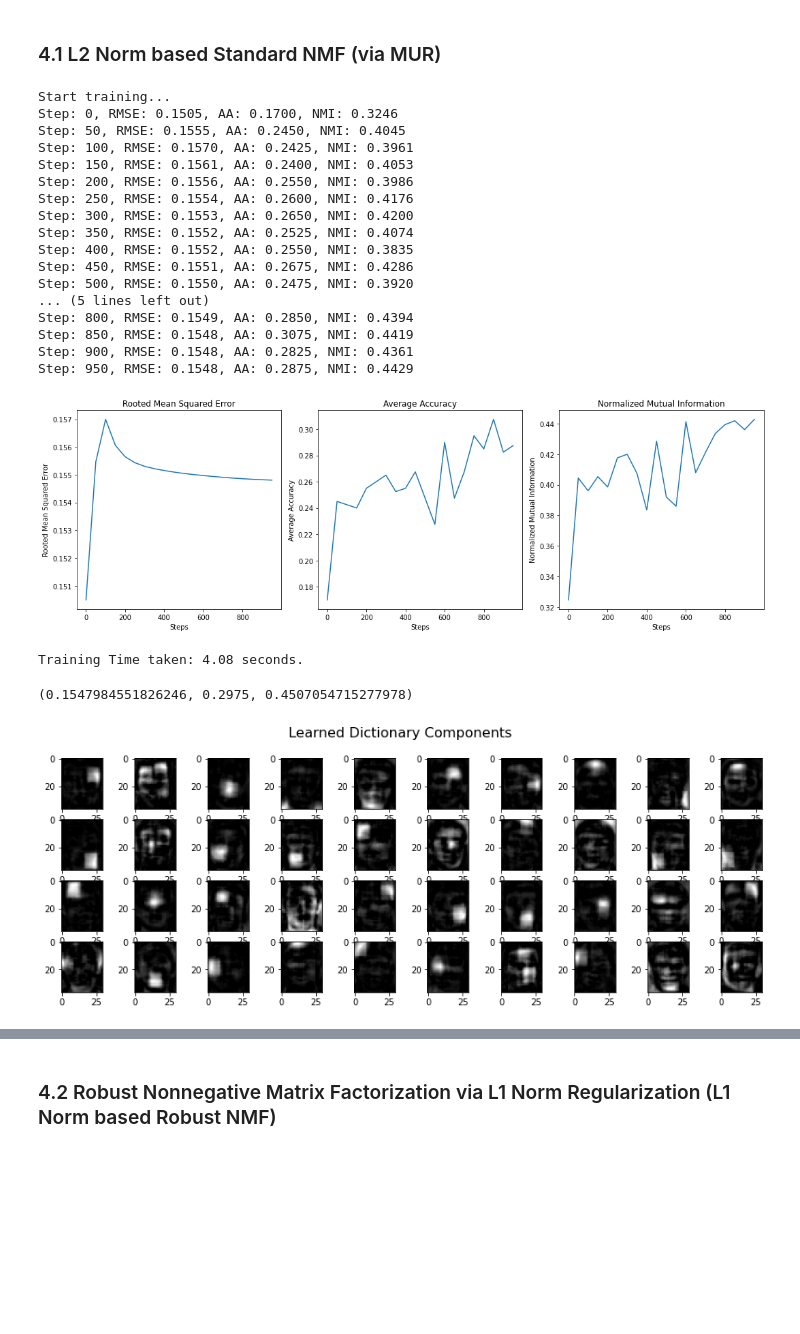
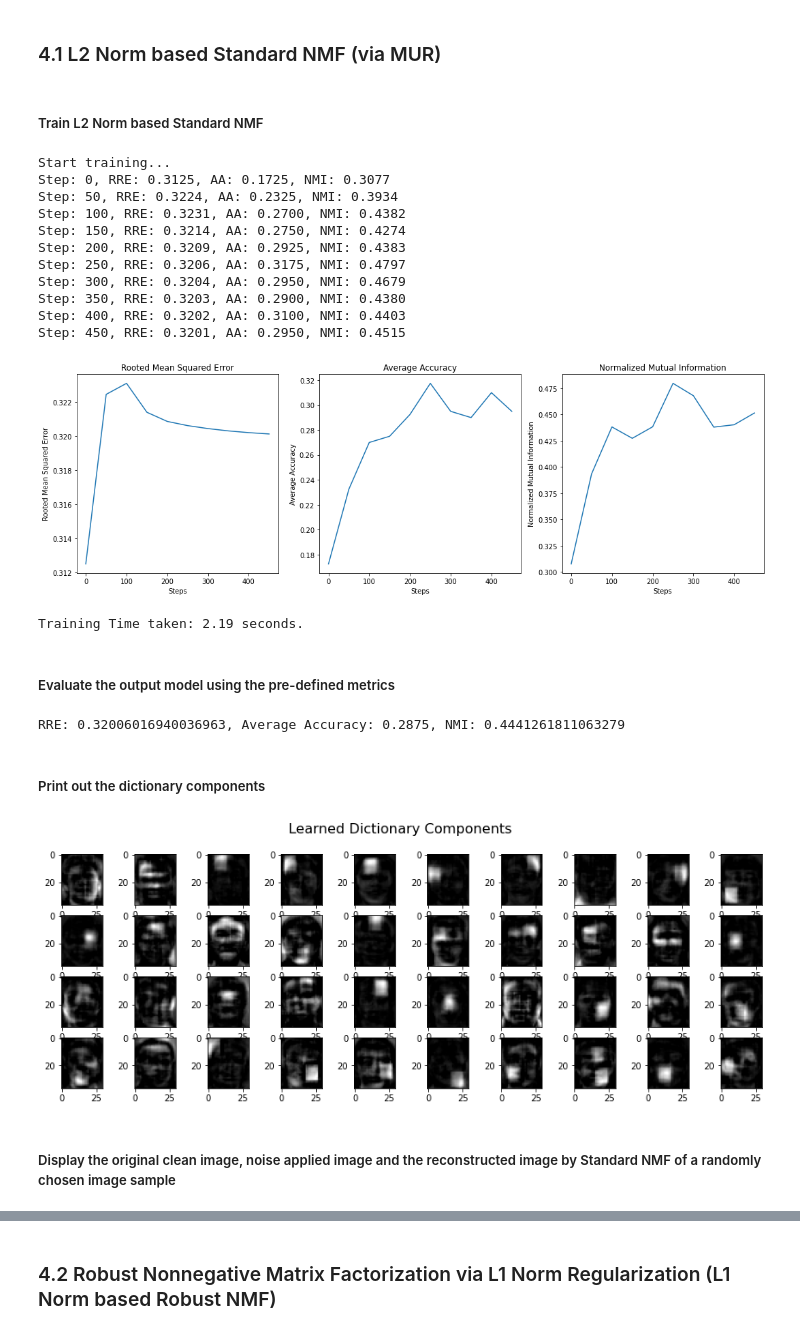
Before and after one commit to zyinghua/nmf-robustness-analysis, a Jupyter notebook: code.ipynb, the cells around one changed output, grey strips where cells are left out. Saved outputs shown, nothing was run; the diff lists cells and outputs as text; code cells hidden in the pictures; blank space fills up the shorter version.

```diff
--- a/code.ipynb
+++ b/code.ipynb
@@ -99,3 +104,6 @@ ORL dataset: X_hat.shape = (1110, 400), Y_hat.shape = (400,)
+# %%
+global_n_components = 80 if img_size[1] == 2414 else 40  # Number of dictionary components
+global_max_step = 1000 if img_size[1] == 2414 else 500 # Maximum step size (training loop)
 # %% [markdown]
 ##  2. Noise Adder Functions
 # %%
@@ -161,8 +177,8 @@ def add_block_occlusion_noise(img, img_size, width=0.3, height=0.3):
 n_id = 3
 
 if n_id == 1:
-    X_noise = add_gaussian_noise(X_hat, sd=0.05)
+    X_noise = add_gaussian_noise(X_hat, sd=0.1)
 elif n_id == 2:
-    X_noise = add_salt_pepper_noise(X_hat, noise_prob=0.5, salt_prob=0.5)
+    X_noise = add_salt_pepper_noise(X_hat, noise_prob=0.15, salt_prob=0.5)
 else:
     X_noise = add_block_occlusion_noise(X_hat, img_size, width=0.3, height=0.3)
@@ -312,8 +338,8 @@ class L2NormMURNMF:
         :return: W, H
         """
 
-        self.W = np.abs(np.random.normal(loc=0.0, scale=1, size=(V.shape[0], self.rank)))
-        self.H = np.abs(np.random.normal(loc=0.0, scale=1, size=(self.rank, V.shape[1])))
+        self.W = np.abs(np.random.normal(loc=0, scale=1, size=(V.shape[0], self.rank)))
+        self.H = np.abs(np.random.normal(loc=0, scale=1, size=(self.rank, V.shape[1])))
 
     def reconstruct_train(self):
         """
@@ -387,38 +413,39 @@ class L2NormMURNMF:
             print('Training Time taken: {:.2f} seconds.'.format(time()-start))
 
         return self.W, self.H
+# %% [markdown]
+##### Train L2 Norm based Standard NMF
 # %%
-model1_n_components = 40
+model1_n_components = global_n_components
 
 model1 = L2NormMURNMF(model1_n_components)
 
-_, _ = model1.fit_transform(X_hat, X_noise, Y_hat, verbose=True, plot=True)
+_, _ = model1.fit_transform(X_hat, X_noise, Y_hat, steps=global_max_step, verbose=True, plot=True)
 # %% [output]
 Start training...
-Step: 0, RMSE: 0.1505, AA: 0.1700, NMI: 0.3246
-Step: 50, RMSE: 0.1555, AA: 0.2450, NMI: 0.4045
-Step: 100, RMSE: 0.1570, AA: 0.2425, NMI: 0.3961
-Step: 150, RMSE: 0.1561, AA: 0.2400, NMI: 0.4053
-Step: 200, RMSE: 0.1556, AA: 0.2550, NMI: 0.3986
-Step: 250, RMSE: 0.1554, AA: 0.2600, NMI: 0.4176
-Step: 300, RMSE: 0.1553, AA: 0.2650, NMI: 0.4200
-Step: 350, RMSE: 0.1552, AA: 0.2525, NMI: 0.4074
-Step: 400, RMSE: 0.1552, AA: 0.2550, NMI: 0.3835
-Step: 450, RMSE: 0.1551, AA: 0.2675, NMI: 0.4286
-Step: 500, RMSE: 0.1550, AA: 0.2475, NMI: 0.3920
-... (5 lines left out)
-Step: 800, RMSE: 0.1549, AA: 0.2850, NMI: 0.4394
-Step: 850, RMSE: 0.1548, AA: 0.3075, NMI: 0.4419
-Step: 900, RMSE: 0.1548, AA: 0.2825, NMI: 0.4361
-Step: 950, RMSE: 0.1548, AA: 0.2875, NMI: 0.4429
+Step: 0, RRE: 0.3125, AA: 0.1725, NMI: 0.3077
+Step: 50, RRE: 0.3224, AA: 0.2325, NMI: 0.3934
+Step: 100, RRE: 0.3231, AA: 0.2700, NMI: 0.4382
+Step: 150, RRE: 0.3214, AA: 0.2750, NMI: 0.4274
+Step: 200, RRE: 0.3209, AA: 0.2925, NMI: 0.4383
+Step: 250, RRE: 0.3206, AA: 0.3175, NMI: 0.4797
+Step: 300, RRE: 0.3204, AA: 0.2950, NMI: 0.4679
+Step: 350, RRE: 0.3203, AA: 0.2900, NMI: 0.4380
+Step: 400, RRE: 0.3202, AA: 0.3100, NMI: 0.4403
+Step: 450, RRE: 0.3201, AA: 0.2950, NMI: 0.4515
-[figure, old version]
+[figure, new version]
-Training Time taken: 4.08 seconds.
+Training Time taken: 2.19 seconds.
+# %% [markdown]
+##### Evaluate the output model using the pre-defined metrics
 # %%
-evaluate(X_hat, model1.W, model1.H, Y_hat)
+rre, aa, nmi = evaluate(X_hat, model1.W, model1.H, Y_hat)
+print(f"RRE: {rre}, Average Accuracy: {aa}, NMI: {nmi}")
 # %% [output]
-(0.1547984551826246, 0.2975, 0.4507054715277978)
+RRE: 0.32006016940036963, Average Accuracy: 0.2875, NMI: 0.4441261811063279
 # %%
 X_rec = model1.reconstruct_train()
+# %% [markdown]
+##### Print out the dictionary components
 # %%
 # Print out dictionary components
 
@@ -432,7 +459,9 @@ for i in range(model1_n_components // 10):
 plt.suptitle('Learned Dictionary Components', fontsize=16)
 plt.show()
 # %% [output]
-[figure, old version]
+[figure, new version]
+# %% [markdown]
+##### Display the original clean image, noise applied image and the reconstructed image by Standard NMF of a randomly chosen image sample
 # %%
 s = np.random.randint(0, X_hat.shape[1])
 print("image index: ", s)
```
Also changed, not shown: parts of 38 cells of this notebook, 3 other files.
